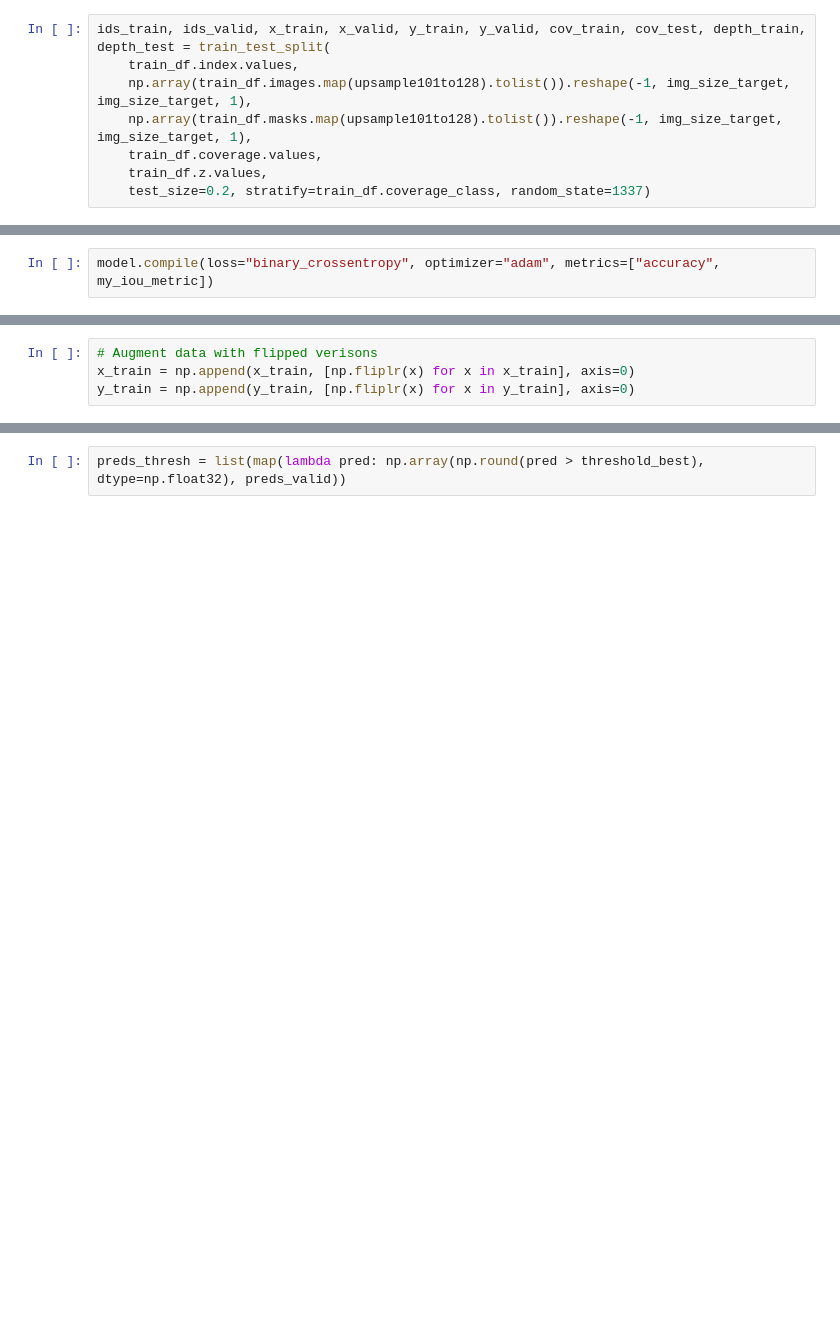
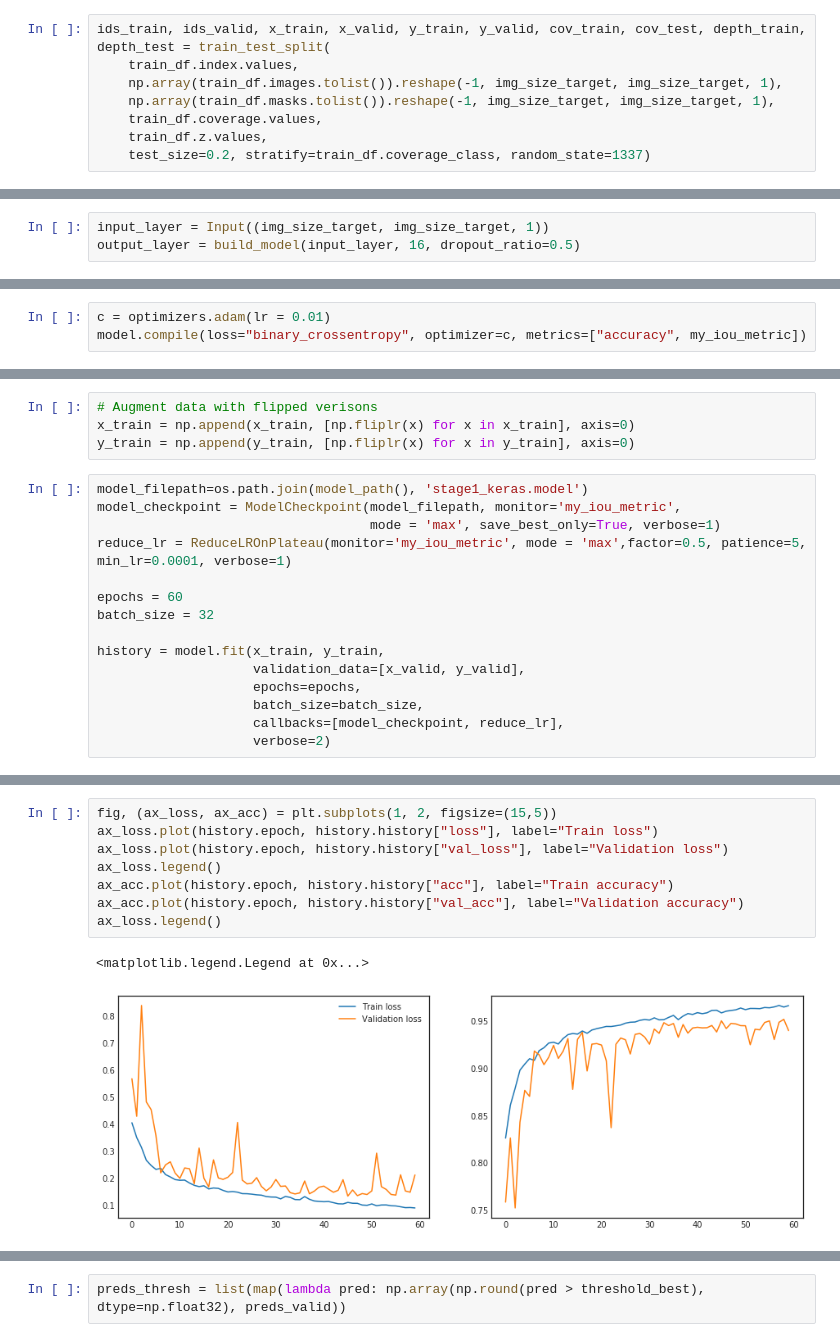
Before and after one commit to msalvaris/ksalt, a Jupyter notebook: notebooks/Model.ipynb, the cells around one changed output, grey strips where cells are left out. Drawn from its saved outputs; the diff is of its cells as text; blank space fills up the shorter version.

```diff
--- a/notebooks/Model.ipynb
+++ b/notebooks/Model.ipynb
@@ -76,8 +79,8 @@ upsample101to128 = upsample(101,128)
 # %%
 ids_train, ids_valid, x_train, x_valid, y_train, y_valid, cov_train, cov_test, depth_train, depth_test = train_test_split(
     train_df.index.values,
-    np.array(train_df.images.map(upsample101to128).tolist()).reshape(-1, img_size_target, img_size_target, 1),
-    np.array(train_df.masks.map(upsample101to128).tolist()).reshape(-1, img_size_target, img_size_target, 1),
+    np.array(train_df.images.tolist()).reshape(-1, img_size_target, img_size_target, 1),
+    np.array(train_df.masks.tolist()).reshape(-1, img_size_target, img_size_target, 1),
     train_df.coverage.values,
     train_df.z.values,
     test_size=0.2, stratify=train_df.coverage_class, random_state=1337)
@@ -148,7 +186,11 @@ output_layer = build_model(input_layer, 16)
+# %%
+input_layer = Input((img_size_target, img_size_target, 1))
+output_layer = build_model(input_layer, 16, dropout_ratio=0.5)
 # %%
 model = Model(input_layer, output_layer)
 # %%
-model.compile(loss="binary_crossentropy", optimizer="adam", metrics=["accuracy", my_iou_metric])
+c = optimizers.adam(lr = 0.01)
+model.compile(loss="binary_crossentropy", optimizer=c, metrics=["accuracy", my_iou_metric])
 # %%
 model.summary()
 # %% [output]
@@ -173,3 +215,18 @@ ________________________________________________________________________________
 # Augment data with flipped verisons
 x_train = np.append(x_train, [np.fliplr(x) for x in x_train], axis=0)
 y_train = np.append(y_train, [np.fliplr(x) for x in y_train], axis=0)
+# %%
+model_filepath=os.path.join(model_path(), 'stage1_keras.model')
+model_checkpoint = ModelCheckpoint(model_filepath, monitor='my_iou_metric',
+                                   mode = 'max', save_best_only=True, verbose=1)
+reduce_lr = ReduceLROnPlateau(monitor='my_iou_metric', mode = 'max',factor=0.5, patience=5, min_lr=0.0001, verbose=1)
+
+epochs = 60
+batch_size = 32
+
+history = model.fit(x_train, y_train,
+                    validation_data=[x_valid, y_valid],
+                    epochs=epochs,
+                    batch_size=batch_size,
+                    callbacks=[model_checkpoint, reduce_lr],
+                    verbose=2)
@@ -175,0 +251,11 @@ y_train = np.append(y_train, [np.fliplr(x) for x in y_train], axis=0)
+# %%
+fig, (ax_loss, ax_acc) = plt.subplots(1, 2, figsize=(15,5))
+ax_loss.plot(history.epoch, history.history["loss"], label="Train loss")
+ax_loss.plot(history.epoch, history.history["val_loss"], label="Validation loss")
+ax_loss.legend()
+ax_acc.plot(history.epoch, history.history["acc"], label="Train accuracy")
+ax_acc.plot(history.epoch, history.history["val_acc"], label="Validation accuracy")
+ax_loss.legend()
+# %% [output]
+<matplotlib.legend.Legend at 0x...>
+[figure, added]
```
Also changed, not shown: parts of 26 cells of this notebook.
